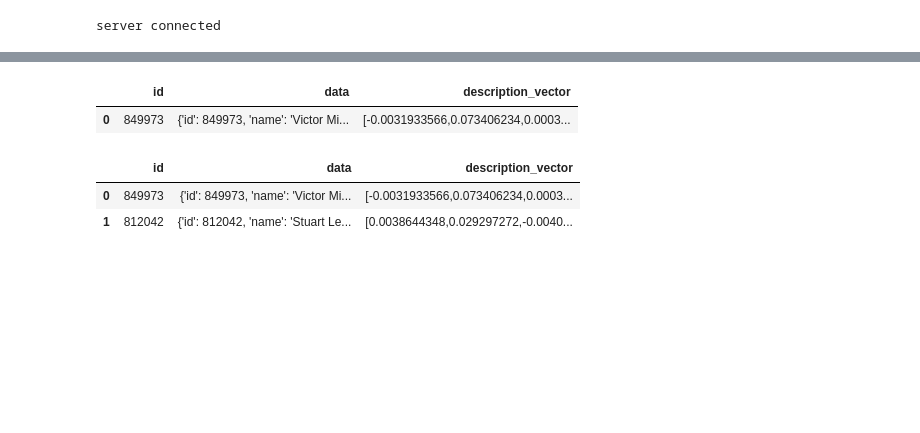
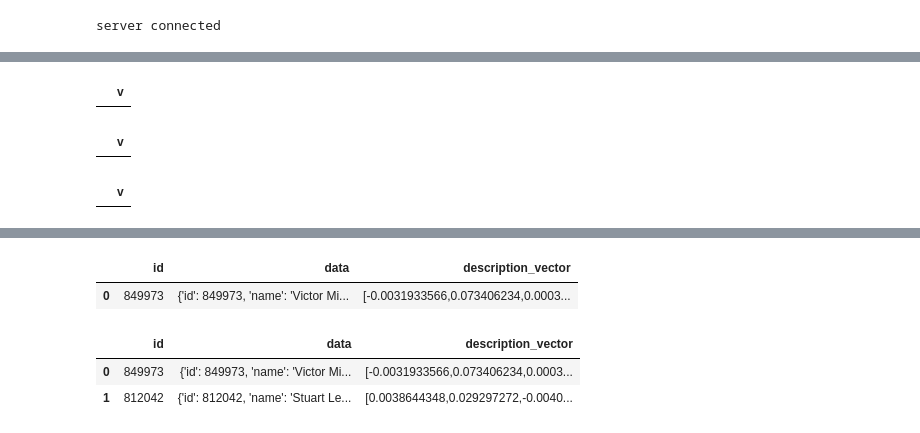
Before and after one commit to rioriost/graphrag-legalcases-postgres, a Jupyter notebook: playground/mluk_graph.ipynb, the cells around one changed output, grey strips where cells are left out. Drawn from its saved outputs; the diff is of its cells as text; code cells hidden in the pictures; blank space fills up the shorter version.

```diff
--- a/playground/mluk_graph.ipynb
+++ b/playground/mluk_graph.ipynb
@@ -55,0 +81,22 @@ with conn.cursor() as cur:
+# %%
+exec("""SELECT * from cypher('case_graph', $$
+        MATCH (V:case)
+        WHERE V.case_id IN ['782330', '615468']
+        RETURN V
+$$) as (V agtype);""")
+# %% [output]
+|  | v |
+# %%
+exec("""SELECT * from cypher('case_graph', $$
+        MATCH ()-[r]-()
+        DELETE r
+$$) as (V agtype);""")
+# %% [output]
+|  | v |
+# %%
+exec("""SELECT * from cypher('case_graph', $$
+        MATCH (V)
+        DELETE V
+$$) as (V agtype);""")
+# %% [output]
+|  | v |
```
Also changed, not shown: parts of 14 cells of this notebook, 6 other files.
